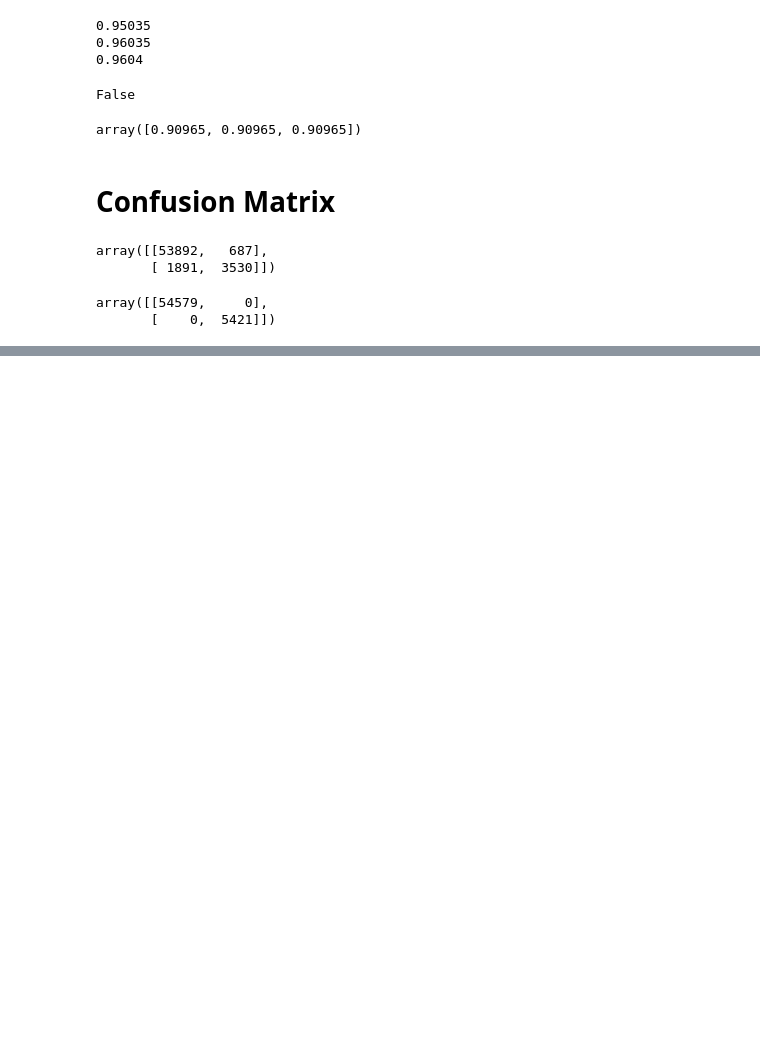
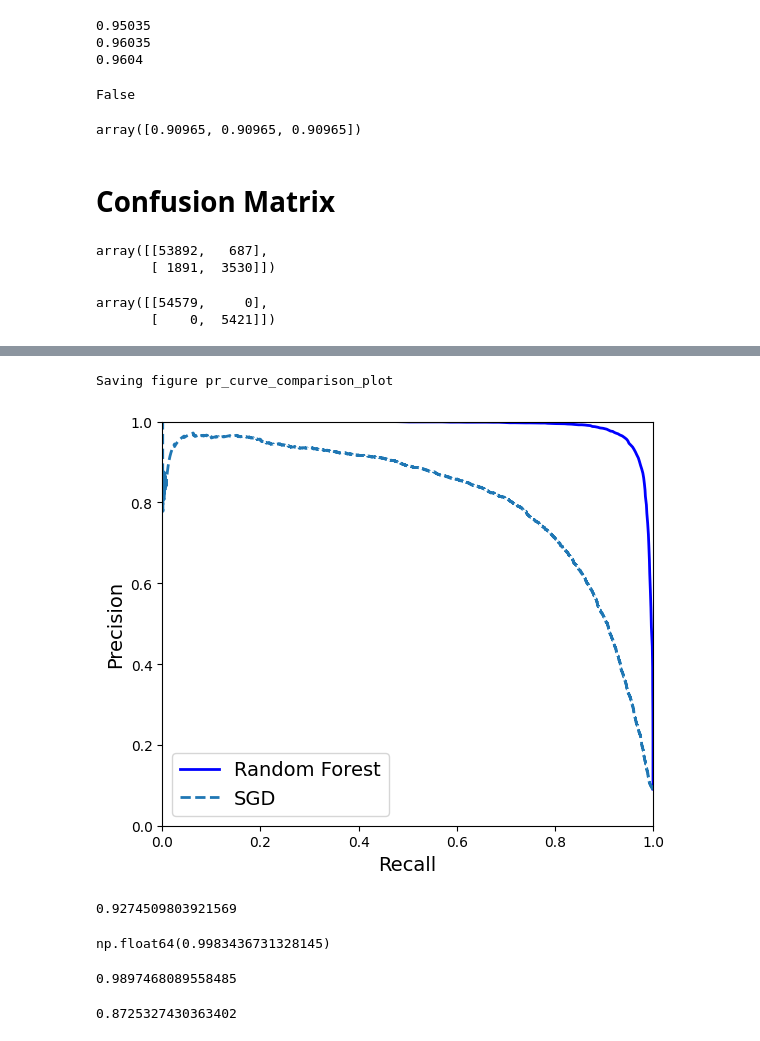
Before and after one commit to Saifullah785/hands-on-ml-notes-practice, a Jupyter notebook: Chapter_03_classification.ipynb, the cells around one changed output, grey strips where cells are left out. Cells and saved outputs as stored; diff of their text form; code cells hidden in the pictures; blank space fills up the shorter version.

```diff
--- a/Chapter_03_classification.ipynb
+++ b/Chapter_03_classification.ipynb
@@ -293,0 +461,9 @@ array([[54579,     0],
+# %%
+# Import RandomForestClassifier from sklearn.ensemble
+from sklearn.ensemble import RandomForestClassifier
+
+# Create an instance of RandomForestClassifier with a random state
+forest_clf = RandomForestClassifier(random_state=42)
+# %%
+# Get the estimated probabilities for the training set using cross-validation
+y_probas_forest = cross_val_predict(forest_clf, X_train, y_train_5, cv=3, method='predict_proba')
@@ -293,0 +484,52 @@ array([[54579,     0],
+# %%
+# Get the probability estimates for the positive class
+y_scores_forest = y_probas_forest[:,1]
+# Calculate precision, recall, and thresholds for the Random Forest classifier
+precision_forest, recalls_forest, thresholds_forest = precision_recall_curve(y_train_5, y_scores_forest)
+# %%
+# Plot the precision-recall curve for the Random Forest classifier and compare it to the SGD classifier
+plt.figure(figsize=(6, 5))
+plt.plot(recalls_forest, precision_forest, 'b-', linewidth=2,
+         label='Random Forest')
+plt.plot(recalls, precisions, '--', linewidth=2,
+         label='SGD')
+plt.grid()
+
+# extra code – just beautifies and saves Figure 3–8
+plt.xlabel("Recall")
+plt.ylabel("Precision")
+plt.axis([0, 1, 0, 1])
+plt.grid()
+plt.legend(loc="lower left")
+save_fig("pr_curve_comparison_plot")
+
+plt.show()
+# %% [output]
+Saving figure pr_curve_comparison_plot
+[figure, added]
+# %%
+# Import f1_score from sklearn.metrics
+from sklearn.metrics import f1_score
+
+# Make predictions for the Random Forest classifier with a threshold of 0.5
+y_train_pred_forest = y_probas_forest[:, 1] >= 0.5
+# Calculate and print the F1 score for the Random Forest classifier
+f1_score(y_train_5, y_train_pred_forest)
+# %% [output]
+0.9274509803921569
+# %%
+# Calculate and print the ROC AUC score for the Random Forest classifier
+roc_auc_score(y_train_5, y_scores_forest)
+#
+# %% [output]
+np.float64(0.9983436731328145)
+# %%
+# Calculate and print the precision score for the Random Forest classifier
+precision_score(y_train_5, y_train_pred_forest)
+# %% [output]
+0.9897468089558485
+# %%
+# Calculate and print the recall score for the Random Forest classifier
+recall_score(y_train_5, y_train_pred_forest)
+# %% [output]
+0.8725327430363402
```
Also changed, not shown: parts of 25 cells of this notebook.
